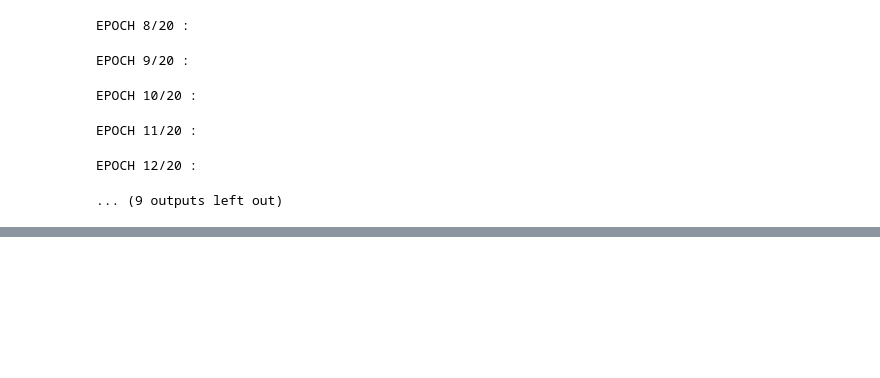
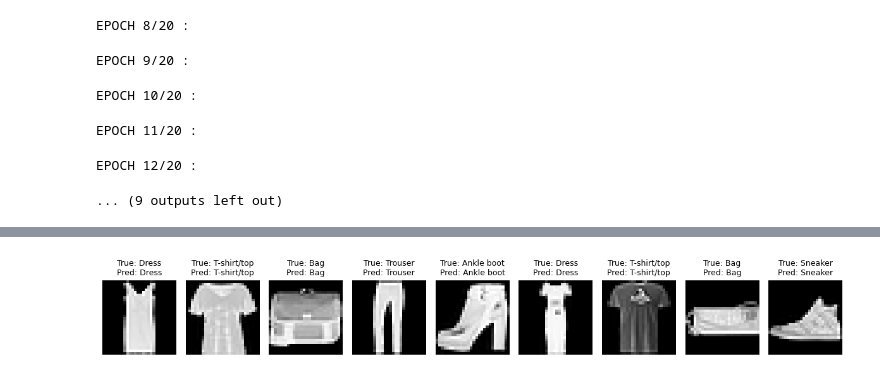
Before and after one commit to mjmousavi97/Deep-Learning-Tehran-uni, a Jupyter notebook: HomeWorks/02 HW/advanced_pytorch.ipynb, the cells around one changed output, grey strips where cells are left out. Saved outputs shown, nothing was run; the diff lists cells and outputs as text; code cells hidden in the pictures; blank space fills up the shorter version.

```diff
--- a/HomeWorks/02 HW/advanced_pytorch.ipynb
+++ b/HomeWorks/02 HW/advanced_pytorch.ipynb
@@ -426,0 +449,35 @@ torch.save(model.state_dict(), 'saved_model')
+# %%
+num_samples = 9
+true_labels = []
+samples = []
+pred_labels = []
+
+device = next(model.parameters()).device
+indices = random.sample(range(len(test_dataset)), k=num_samples)
+
+for idx in indices:
+    sample, label = test_dataset[idx]
+    samples.append(sample.squeeze(dim=0))
+    true_labels.append(label)
+
+    model.eval()
+    pred = model(sample.unsqueeze(0).to(device))
+    pred_label = torch.argmax(pred, dim=1)
+    pred_labels.append(pred_label.item())
+# %%
+class_names = [
+    "T-shirt/top", "Trouser", "Pullover", "Dress", "Coat",
+    "Sandal", "Shirt", "Sneaker", "Bag", "Ankle boot"
+]
+
+plt.figure(figsize=(12, 4))
+for i in range(num_samples):
+    plt.subplot(1, num_samples, i+1)
+    plt.imshow(samples[i], cmap="gray")
+    plt.title(f"True: {class_names[true_labels[i]]}\nPred: {class_names[pred_labels[i]]}", fontsize=9)
+    plt.axis("off")
+
+plt.tight_layout()
+plt.show()
+# %% [output]
+[figure, added]
```
Also changed, not shown: parts of 9 cells of this notebook.
